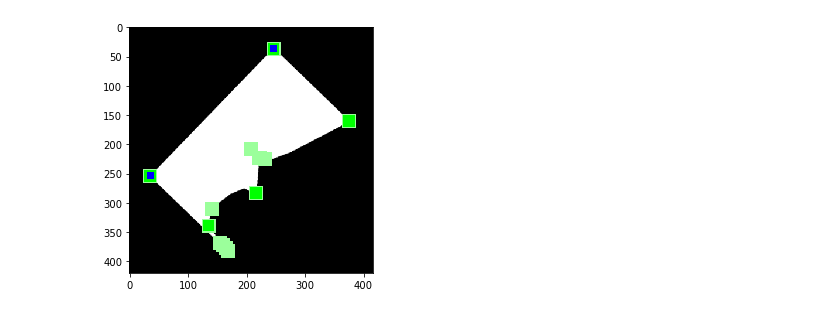
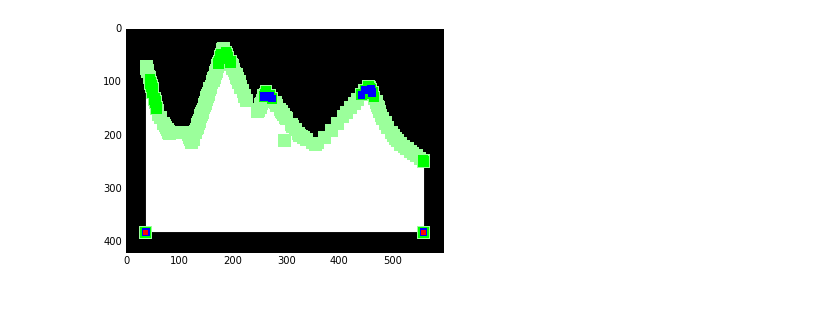
Before and after one commit to Mieloch/piro_1, a Jupyter notebook: Untitled1.ipynb, the cells around one changed output. Cells and saved outputs as stored; diff of their text form; code cells hidden in the pictures.

```diff
--- a/Untitled1.ipynb
+++ b/Untitled1.ipynb
@@ -4,12 +4,19 @@ import numpy as np
 import cv2
 from skimage.util import img_as_bool, img_as_float, pad
 from skimage.color import gray2rgb, rgb2gray
-from skimage.morphology import square, closing, disk, erosion
+from skimage.morphology import square, closing, disk, erosion, dilation
+from skimage.draw import line
+from skimage.transform import rotate
+
 import itertools
 import math
 import uuid
 
 %matplotlib inline
+
+def calc_angle_4(x1,y1, x2,y2):
+    angle = math.degrees(math.atan2(y2 - y1, x2 - x1))
+    return angle
 
 def calc_angle(p1, p2):
     x1,y1 = p1
@@ -35,6 +42,24 @@ def filter_by_filling(points, img):
         if non_z/img_w.size < 0.40 and non_z/img_w.size > 0.15:
             result.append((x,y))
     return result
+
+
+def section_len(x1,y1,x2,y2):
+    return math.sqrt((x2-x1)**2+(y2-y1)**2)
+
+def get_longest_line(lines):
+    max_len = 0
+    longest_line = None
+    if len(lines) == 1:
+        return np.squeeze(lines)
+    for x1,y1,x2,y2 in lines:
+        s_len = section_len(x1,y1,x2,y2)
+       #print(x1,y1,x2,y2, "len:", s_len)
+        if(s_len > max_len):
+            longest_line = (x1,y1,x2,y2)
+            max_len = s_len
+    return longest_line
+
 
 
 def filter_non_90(points,img):
@@ -64,9 +89,9 @@ def filter_non_90(points,img):
         a0 = calc_angle(idx[0],(cx,cy))
         a1 = calc_angle(idx[1],(cx,cy))
         angle = findAngle(idx[0], (cx,cy), idx[1])
-        print("x,y idx[0], (cx,cy), idx[1]",(x,y), idx[0], (cx,cy), idx[1])
-        print(angle, a1,a0)
-        if angle < 100 and angle > 80:
+        #print("x,y idx[0], (cx,cy), idx[1]",(x,y), idx[0], (cx,cy), idx[1])
+        #print(angle, a1,a0)
+        if angle < 110 and angle > 70:
             result.append((x,y))
         #tmp.append({"points":(x,y), "angle":angle})
 
@@ -96,26 +121,51 @@ def process(img):
     centroids = np.int0(centroids)
     a = centroids[:,0]
     b = centroids[:,1]
-    l = list(zip(a,b))
+    points = list(zip(a,b))
 
 
-    for x,y in l:
+    for x,y in points:
         img_d[y-12:y+12,x-12:x+12] = (155,255,155)
-    print("before candidates : {}".format(len(l)))
+    #print("before candidates : {}".format(len(points)))
 
-    l = filter_by_filling(l,img)
-    for x,y in l:
+    points = filter_by_filling(points,img)
+    for x,y in points:
         img_d[y-10:y+10,x-10:x+10] = (0,255,0)
-    print("after filling candidates : {}".format(len(l)))
+    #print("after filling candidates : {}".format(len(points)))
 
-    l = filter_non_90(l,img)
-    print("after non 90 candidates : {}".format(len(l)))
-    for x,y in l:
-        img_d[y-6:y+6,x-6:x+6] = (0,0,255)
+    points = filter_non_90(points,img)
+    #print("after non 90 candidates : {}".format(len(points)))
+    for x,y in points:
+        img_d[y-7:y+7,x-7:x+7] = (0,0,255)
+
+    edges = cv2.Canny(img,0,255)
+    edges = dilation(edges, square(5))
+    edges = edges > 0
+    lines = []
+    for x1,y1 in points:
+        for x2,y2 in points:
+            if x1 == x2 and y1 == y2:
+                continue
+            p1_p2_line = line(y1,x1, y2,x2)
+            is_ok = np.all(edges[p1_p2_line])
+            if is_ok:
+                    lines.append((x1,y1,x2,y2))
+    if len(lines) > 0:
+        x1,y1, x2,y2 = get_longest_line(lines)
+        img_d[y1-5:y1+5,x1-5:x1+5] = (255,0,0)
+        img_d[y2-5:y2+5,x2-5:x2+5] = (255,0,0)
+        angle = calc_angle_4(x1,y1,x2,y2)
+        img_d = rotate(img_d,angle, resize = True)
+        h,w,d = img_d.shape
+        upper_half = img_d[0:int(h/2),:]
+        bottom_half = img_d[int(h/2):h,:]
+        if np.count_nonzero(upper_half) > np.count_nonzero(bottom_half):
+            img_d = rotate(img_d,180, resize = True)
+
 
     return img_d
 
-img = io.imread("data/set6/83.png")
+img = io.imread("data/set6/11.png")
 img = process(img)
 io.imshow(img)
 # %% [output]
@@ -134,4 +172,4 @@ after non 90 candidates : 2
-[figure, old version]
+[figure, new version]
 # %%
  def remove_not_center_lines(img):
     img = closing(img, square(3))
```
Also changed, not shown: parts of 3 cells of this notebook, 1 other file.
